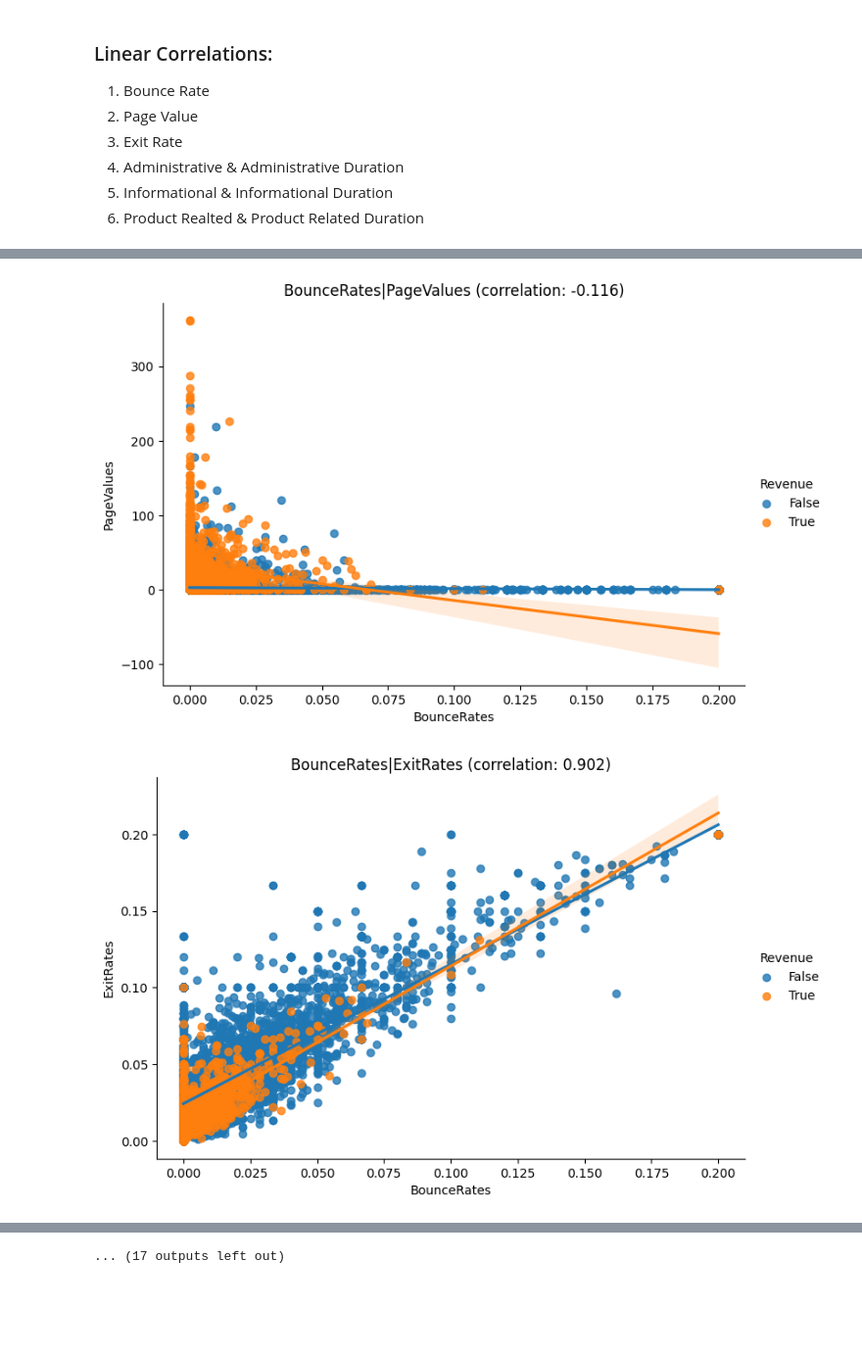
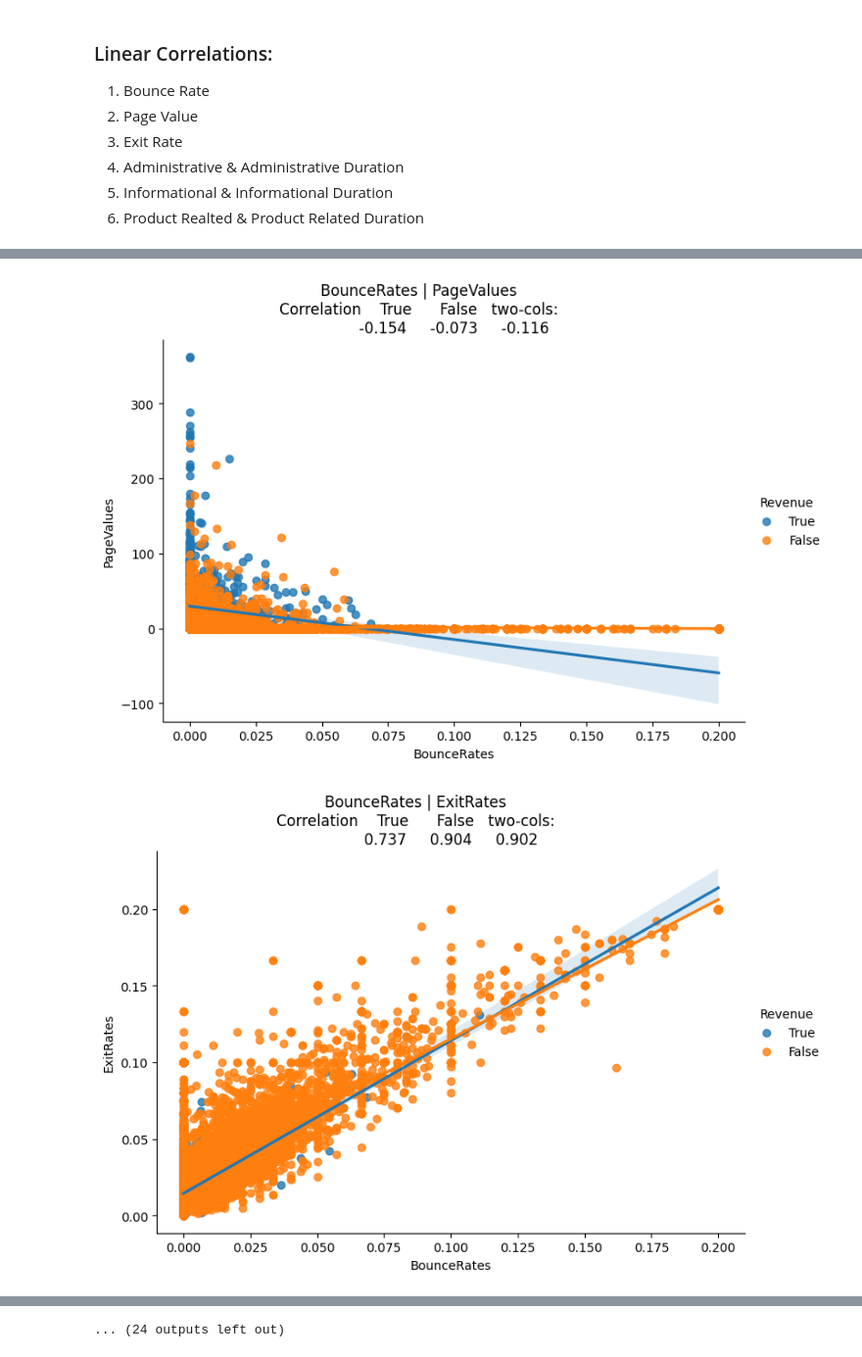
Before and after one commit to alaalmy-ahmed/Online-Shopper-s-Purchasing-Intention, a Jupyter notebook: Visual Analysis.ipynb, the cells around one changed output, grey strips where cells are left out. Shown at 98% size. Cells and saved outputs as stored; diff of their text form; code cells hidden in the pictures; blank space fills up the shorter version.

Commit message:
Completed the Linear Correlations Analysis

```diff
--- a/Visual Analysis.ipynb
+++ b/Visual Analysis.ipynb
@@ -394,24 +392,34 @@ sns.lmplot(data=df,
 # %%
-cols = ['BounceRates', 'PageValues', 'ExitRates', 'Administrative',\
-        'Administrative_Duration', 'Informational',\
-        'Informational_Duration', 'ProductRelated', 'ProductRelated_Duration']
+cols = ['BounceRates', 'PageValues', 'ExitRates',
+        'Administrative', 'Administrative_Duration',
+        'Informational', 'Informational_Duration',\
+        'ProductRelated', 'ProductRelated_Duration']
+
+mask = df['Revenue'] == True
+rev_true = df[mask]
+rev_false = df[~mask]
 
 for i, col in enumerate(cols):
-    while(i < len(cols)-1):
+    while(i < len(cols)):
         if cols[i] == col:
                 i += 1
-                pass
-        corr_y = np.corrcoef(df[col], df[cols[i]])[0, 1]
+                continue
+        corr_rev_true = np.corrcoef(rev_true[col], rev_true[cols[i]])[0, 1]
+        corr_rev_false = np.corrcoef(rev_false[col], rev_false[cols[i]])[0, 1]
+        corr_cols = np.corrcoef(df[col], df[cols[i]])[0, 1]
 
         ax = sns.lmplot(data=df, x=col, y=cols[i],
                 hue='Revenue',
+                hue_order=[True, False],
                 height=5,
                 aspect=1.5)
-        ax.set(title= f"{col}|{cols[i]} (correlation: {np.round(corr_y, 3)})")
+        ax.set(title= f"{col} | {cols[i]}\
+               \nCorrelation    True      False   two-cols:\
+               \n{np.round(corr_rev_true, 3)}     {np.round(corr_rev_false, 3)}     {np.round(corr_cols, 3)}")
         i += 1
 
-        # plt.savefig(f'figs/regression correlation {col} AND {[i]}.png', format='png')
+        plt.savefig(f'figs/regression correlation {col} AND {[i]} with Revenue as hue.png', format='png')
         plt.show()
 # %% [output]
-[figure, old version]
+[figure, new version]
-[figure, old version]
+[figure, new version]
@@ -428 +436 @@ for i, col in enumerate(cols):
-... (17 outputs left out)
+... (24 outputs left out)
```
Also changed, not shown: parts of 3 cells of this notebook, 51 other files.
